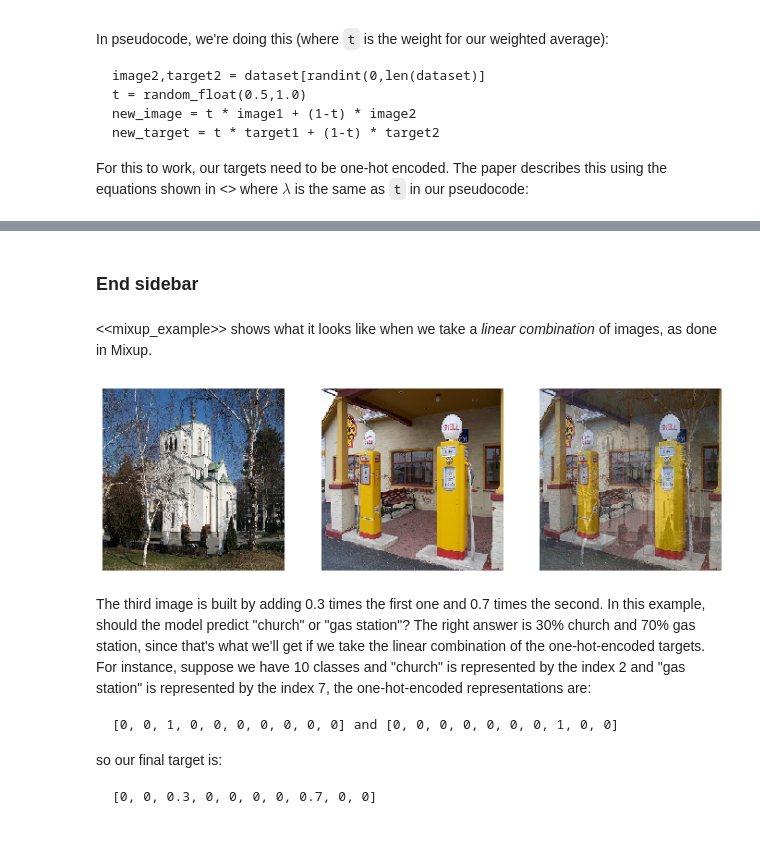
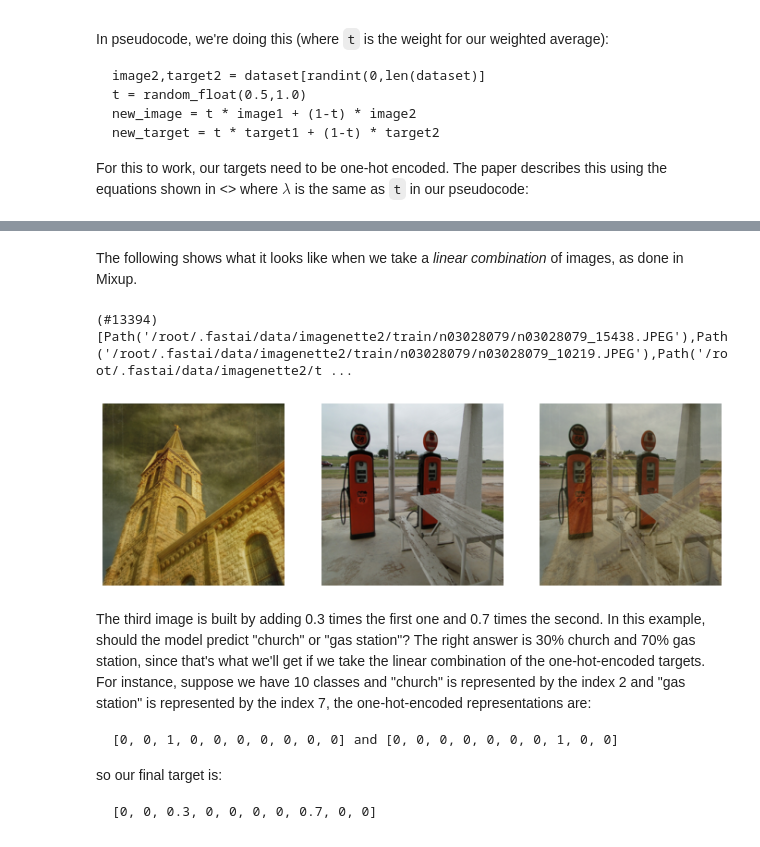
Before and after one commit to afortuny/DeepLearningFastAI, a Jupyter notebook: 08_SOTA Tricks and Tips on Imagenette.ipynb, the cells around one changed output, grey strips where cells are left out. Saved outputs shown, nothing was run; the diff lists cells and outputs as text; code cells hidden in the pictures.

````diff
--- a/08_SOTA Tricks and Tips on Imagenette.ipynb
+++ b/08_SOTA Tricks and Tips on Imagenette.ipynb
@@ -234,25 +229,27 @@ The bigger issue with papers is that they use math, instead of code, to explain
-# %% [markdown]
-### End sidebar
 # %% [markdown]
-<<mixup_example>> shows what it looks like when we take a *linear combination* of images, as done in Mixup.
+The following shows what it looks like when we take a *linear combination* of images, as done in Mixup.
+# %%
+get_image_files(path)
+# %% [output]
+(#13394) [Path('/root/.fastai/data/imagenette2/train/n03028079/n03028079_15438.JPEG'),Path('/root/.fastai/data/imagenette2/train/n03028079/n03028079_10219.JPEG'),Path('/root/.fastai/data/imagenette2/t ...
 # %%
 #hide_input
 #id mixup_example
 #caption Mixing a church and a gas station
 #alt An image of a church, a gas station and the two mixed up.
-church = PILImage.create(get_image_files_sorted(path/'train'/'n03028079')[0])
-gas = PILImage.create(get_image_files_sorted(path/'train'/'n03425413')[0])
+church = PILImage.create(get_image_files_sorted(path/'train'/'n03028079')[1])
+gas = PILImage.create(get_image_files_sorted(path/'train'/'n03425413')[5])
 church = church.resize((256,256))
 gas = gas.resize((256,256))
 tchurch = tensor(church).float() / 255.
 tgas = tensor(gas).float() / 255.
 
 _,axs = plt.subplots(1, 3, figsize=(12,4))
 show_image(tchurch, ax=axs[0]);
 show_image(tgas, ax=axs[1]);
 show_image((0.3*tchurch + 0.7*tgas), ax=axs[2]);
 # %% [output]
-[figure, old version]
+[figure, new version]
 # %% [markdown]
 The third image is built by adding 0.3 times the first one and 0.7 times the second. In this example, should the model predict "church" or "gas station"? The right answer is 30% church and 70% gas station, since that's what we'll get if we take the linear combination of the one-hot-encoded targets. For instance, suppose we have 10 classes and "church" is represented by the index 2 and "gas station" is represented by the index 7, the one-hot-encoded representations are:
 ```
````
Also changed, not shown: parts of 14 cells of this notebook.
